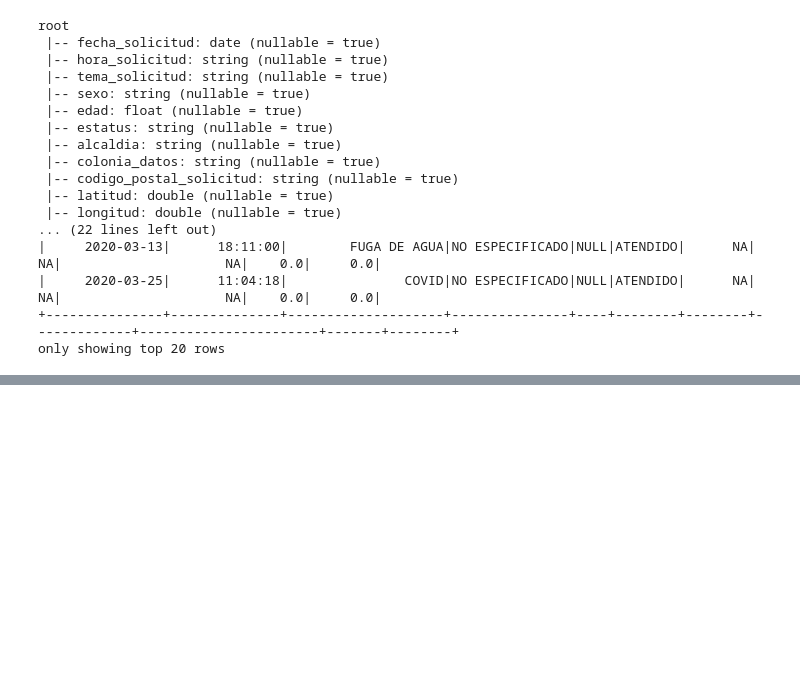
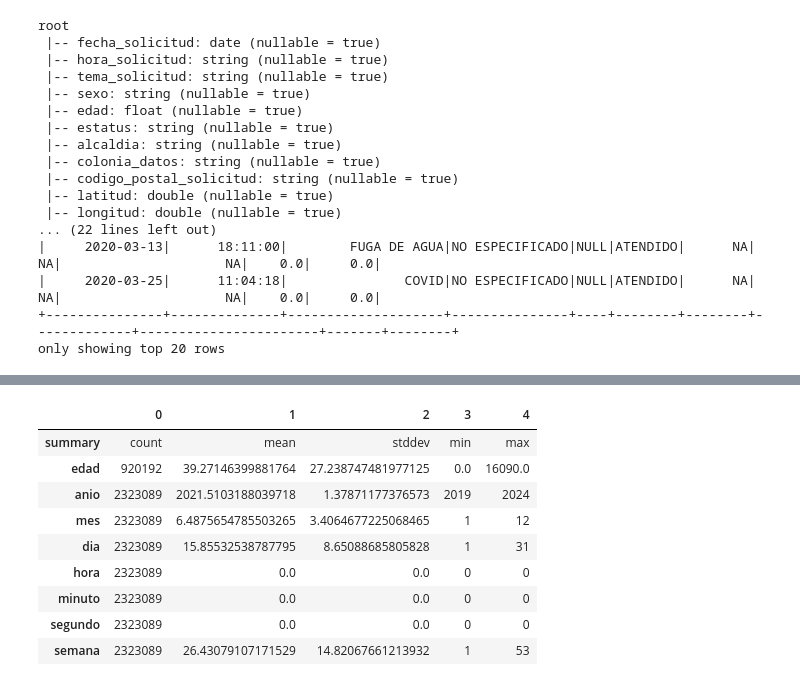
Before and after one commit to Madris1402/Analisis_de_Macrodatos_2025-I, a Jupyter notebook: S04_sparkDFLocatel0311.ipynb, the cells around one changed output, grey strips where cells are left out. Cells and saved outputs as stored; diff of their text form; code cells hidden in the pictures; blank space fills up the shorter version.

```diff
--- a/S04_sparkDFLocatel0311.ipynb
+++ b/S04_sparkDFLocatel0311.ipynb
@@ -135,0 +145,19 @@ only showing top 20 rows
+# %%
+from pyspark.sql.functions import hour, minute, second, year, month, dayofmonth, weekofyear
+colfs="fecha_solicitud"
+colhs = "hora_solicitud"
+
+datos_tiempo = datos.select(
+col("edad"), col("estatus"), col("tema_solicitud"),
+year(col(colfs)).alias("anio"),
+month(col(colfs)).alias("mes"),
+dayofmonth(col(colfs)).alias("dia"),
+weekofyear(col(colfs)).alias("semana"),
+date_format(col(colfs),"MMMM").alias("nombre_mes"),
+date_format(col(colfs),"EEEE").alias("nombre_dia"),
+hour(col(colfs)).alias("hora"),
+minute(col(colfs)).alias("minuto"),
+second(col(colfs)).alias("segundo")
+)
+
+datos_tiempo.printSchema()
@@ -135,0 +216,6 @@ only showing top 20 rows
+# %%
+#Estadísticos Descriptivos de algunas columnas del dataframe
+
+columnas = ['edad', 'anio', 'mes', 'dia', 'hora', 'minuto', 'segundo', 'semana']
+
+datos_tiempo.select(columnas).describe().show()
@@ -135,0 +232,13 @@ only showing top 20 rows
+# %%
+datos_tiempo.select(columnas).describe().toPandas().T
+# %% [output]
+|  | 0 | 1 | 2 | 3 | 4 |
+| summary | count | mean | stddev | min | max |
+| edad | 920192 | 39.27146399881764 | 27.238747481977125 | 0.0 | 16090.0 |
+| anio | 2323089 | 2021.5103188039718 | 1.37871177376573 | 2019 | 2024 |
+| mes | 2323089 | 6.4875654785503265 | 3.4064677225068465 | 1 | 12 |
+| dia | 2323089 | 15.85532538787795 | 8.65088685805828 | 1 | 31 |
+| hora | 2323089 | 0.0 | 0.0 | 0 | 0 |
+| minuto | 2323089 | 0.0 | 0.0 | 0 | 0 |
+| segundo | 2323089 | 0.0 | 0.0 | 0 | 0 |
+| semana | 2323089 | 26.43079107171529 | 14.82067661213932 | 1 | 53 |
```
Also changed, not shown: parts of 12 cells of this notebook.
